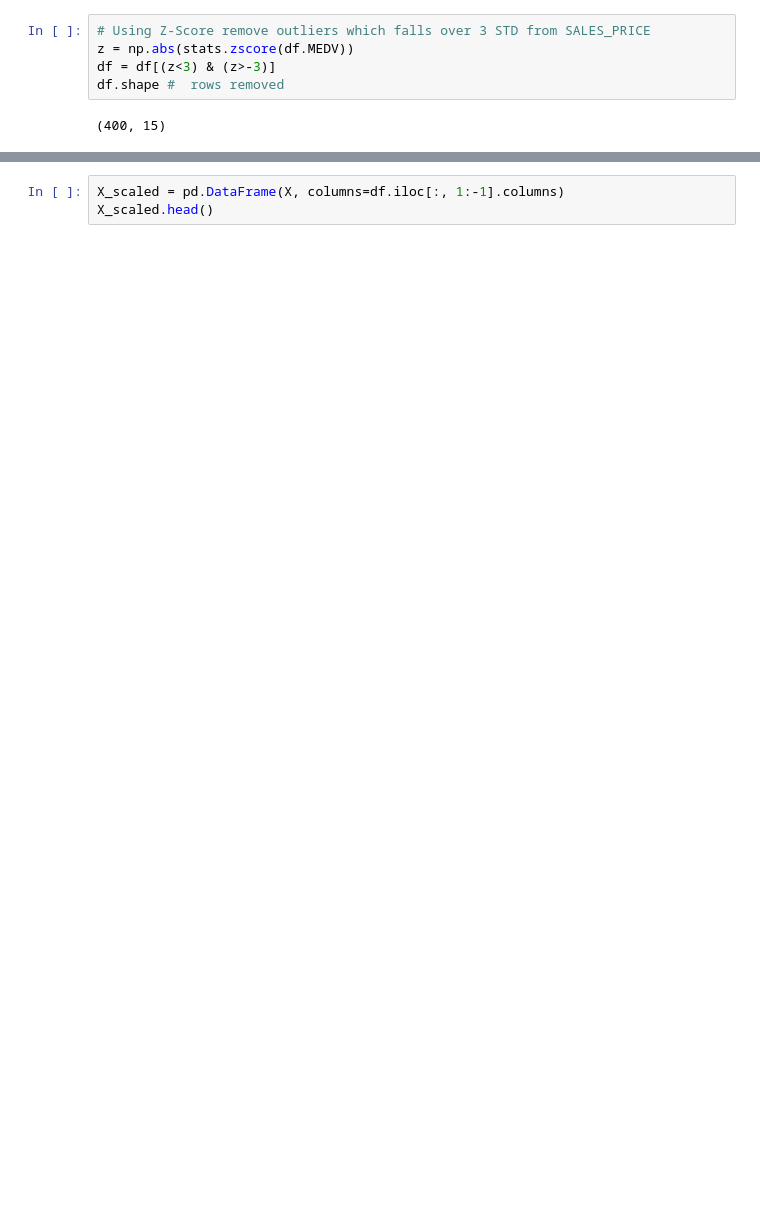
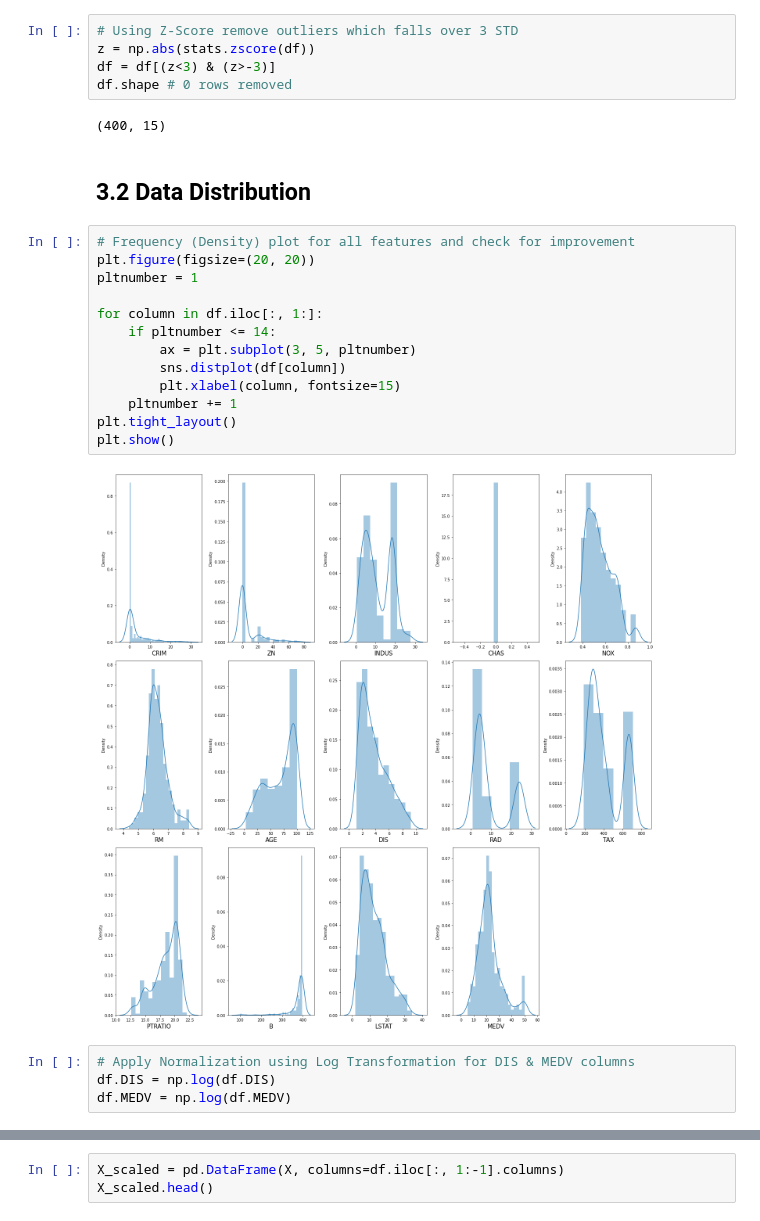
Before and after one commit to Jeyramana/GUVI_Assignments, a Jupyter notebook: Assignment_4/boston.ipynb, the cells around one changed output, grey strips where cells are left out. Saved outputs shown, nothing was run; the diff lists cells and outputs as text; blank space fills up the shorter version.

Commit message:
normalization of DIS & MEDV done

```diff
--- a/Assignment_4/boston.ipynb
+++ b/Assignment_4/boston.ipynb
@@ -192,9 +193,30 @@ df.shape
 # %% [output]
 (400, 15)
 # %%
-# Using Z-Score remove outliers which falls over 3 STD from SALES_PRICE
-z = np.abs(stats.zscore(df.MEDV))
+# Using Z-Score remove outliers which falls over 3 STD
+z = np.abs(stats.zscore(df))
 df = df[(z<3) & (z>-3)]
-df.shape #  rows removed
+df.shape # 0 rows removed
 # %% [output]
 (400, 15)
+# %% [markdown]
+## 3.2 Data Distribution
+# %%
+# Frequency (Density) plot for all features and check for improvement
+plt.figure(figsize=(20, 20))
+pltnumber = 1
+
+for column in df.iloc[:, 1:]:
+    if pltnumber <= 14:
+        ax = plt.subplot(3, 5, pltnumber)
+        sns.distplot(df[column])
+        plt.xlabel(column, fontsize=15)
+    pltnumber += 1
+plt.tight_layout()
+plt.show()
+# %% [output]
+[figure, added]
+# %%
+# Apply Normalization using Log Transformation for DIS & MEDV columns
+df.DIS = np.log(df.DIS)
+df.MEDV = np.log(df.MEDV)
```
Also changed, not shown: parts of 4 cells of this notebook.
